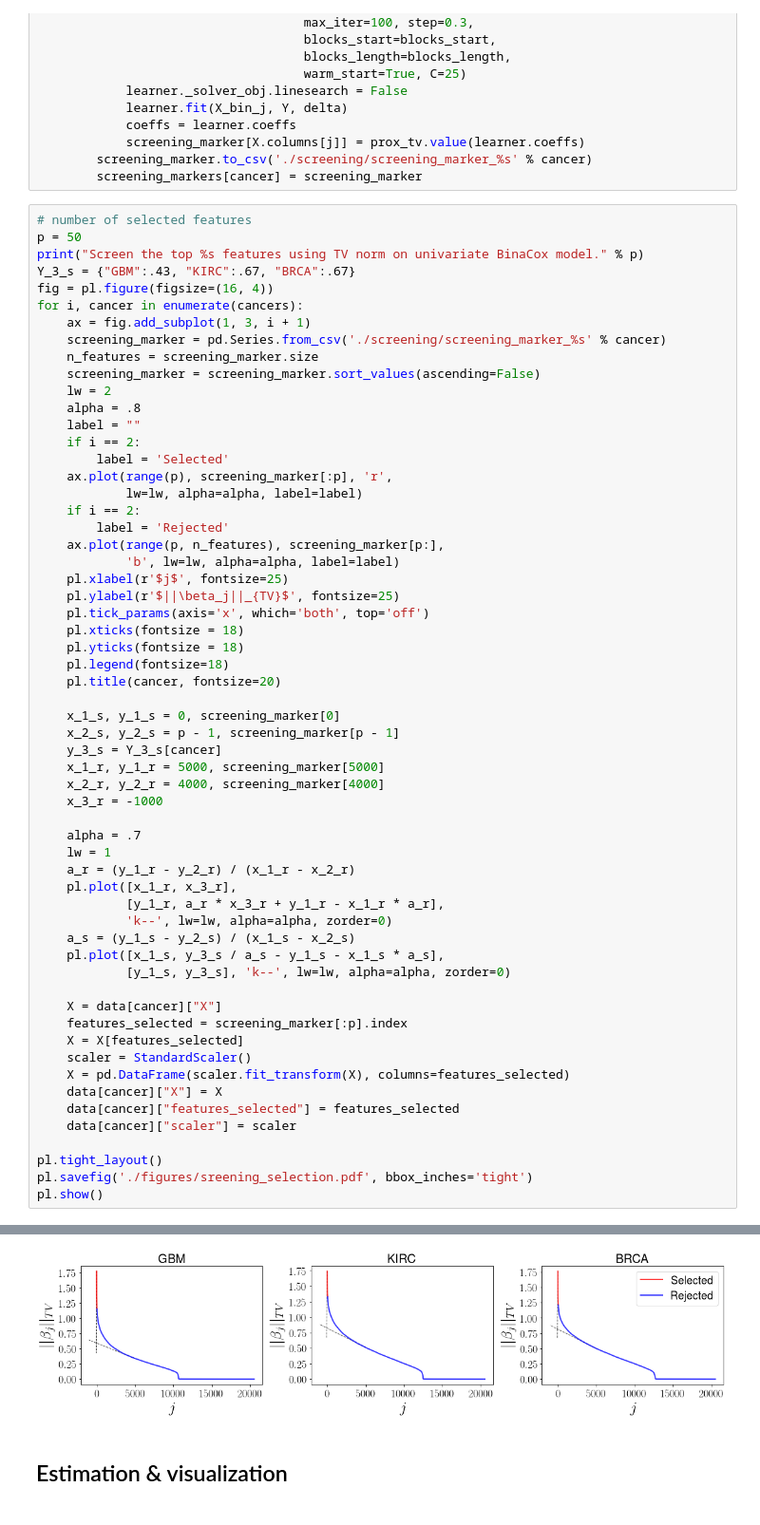
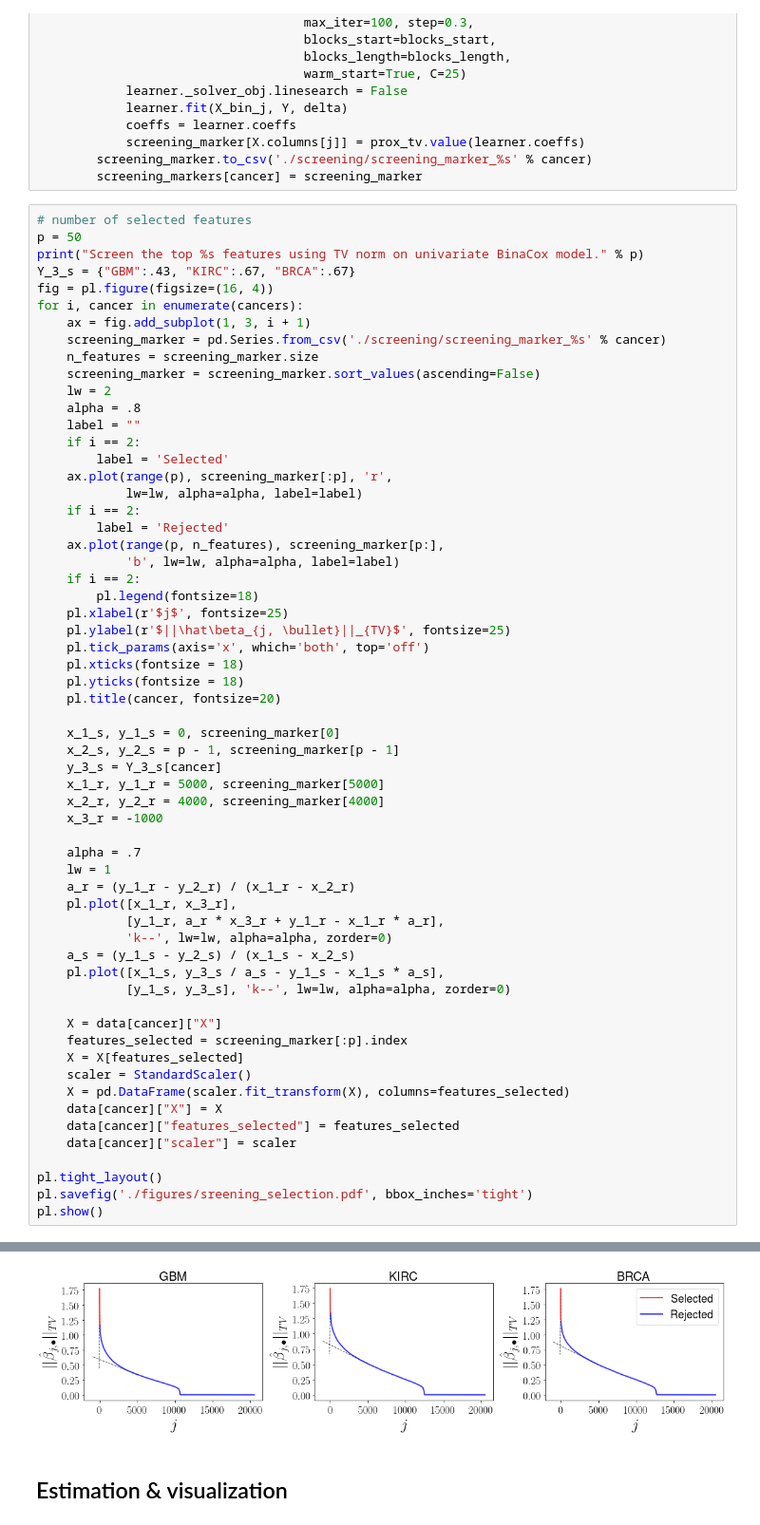
Before and after one commit to SimonBussy/binacox, a Jupyter notebook: tcga/results.ipynb, the cells around one changed output, grey strips where cells are left out. Shown at 95% size. Drawn from its saved outputs; the diff is of its cells as text.

Commit message:
backup initial figures for simulations results

```diff
--- a/tcga/results.ipynb
+++ b/tcga/results.ipynb
@@ -95,46 +95,47 @@ for i, cancer in enumerate(cancers):
         label = 'Rejected'
     ax.plot(range(p, n_features), screening_marker[p:],
             'b', lw=lw, alpha=alpha, label=label)
+    if i == 2:
+        pl.legend(fontsize=18)
     pl.xlabel(r'$j$', fontsize=25)
-    pl.ylabel(r'$||\beta_j||_{TV}$', fontsize=25)
+    pl.ylabel(r'$||\hat\beta_{j, \bullet}||_{TV}$', fontsize=25)
     pl.tick_params(axis='x', which='both', top='off')
     pl.xticks(fontsize = 18)
     pl.yticks(fontsize = 18)
-    pl.legend(fontsize=18)
     pl.title(cancer, fontsize=20)
 
     x_1_s, y_1_s = 0, screening_marker[0]
     x_2_s, y_2_s = p - 1, screening_marker[p - 1]
     y_3_s = Y_3_s[cancer]
     x_1_r, y_1_r = 5000, screening_marker[5000]
     x_2_r, y_2_r = 4000, screening_marker[4000]
     x_3_r = -1000
 
     alpha = .7
     lw = 1
     a_r = (y_1_r - y_2_r) / (x_1_r - x_2_r)
     pl.plot([x_1_r, x_3_r],
             [y_1_r, a_r * x_3_r + y_1_r - x_1_r * a_r],
             'k--', lw=lw, alpha=alpha, zorder=0)
     a_s = (y_1_s - y_2_s) / (x_1_s - x_2_s)
     pl.plot([x_1_s, y_3_s / a_s - y_1_s - x_1_s * a_s],
             [y_1_s, y_3_s], 'k--', lw=lw, alpha=alpha, zorder=0)
 
     X = data[cancer]["X"]
     features_selected = screening_marker[:p].index
     X = X[features_selected]
     scaler = StandardScaler()
     X = pd.DataFrame(scaler.fit_transform(X), columns=features_selected)
     data[cancer]["X"] = X
     data[cancer]["features_selected"] = features_selected
     data[cancer]["scaler"] = scaler
 
 pl.tight_layout()
 pl.savefig('./figures/sreening_selection.pdf', bbox_inches='tight')
 pl.show()
 # %% [output]
 Screen the top 50 features using TV norm on univariate BinaCox model.
-[figure, old version]
+[figure, new version]
 # %% [markdown]
 ## Estimation & visualization
 # %%
```
Also changed, not shown: parts of 3 cells of this notebook, 23 other files.
